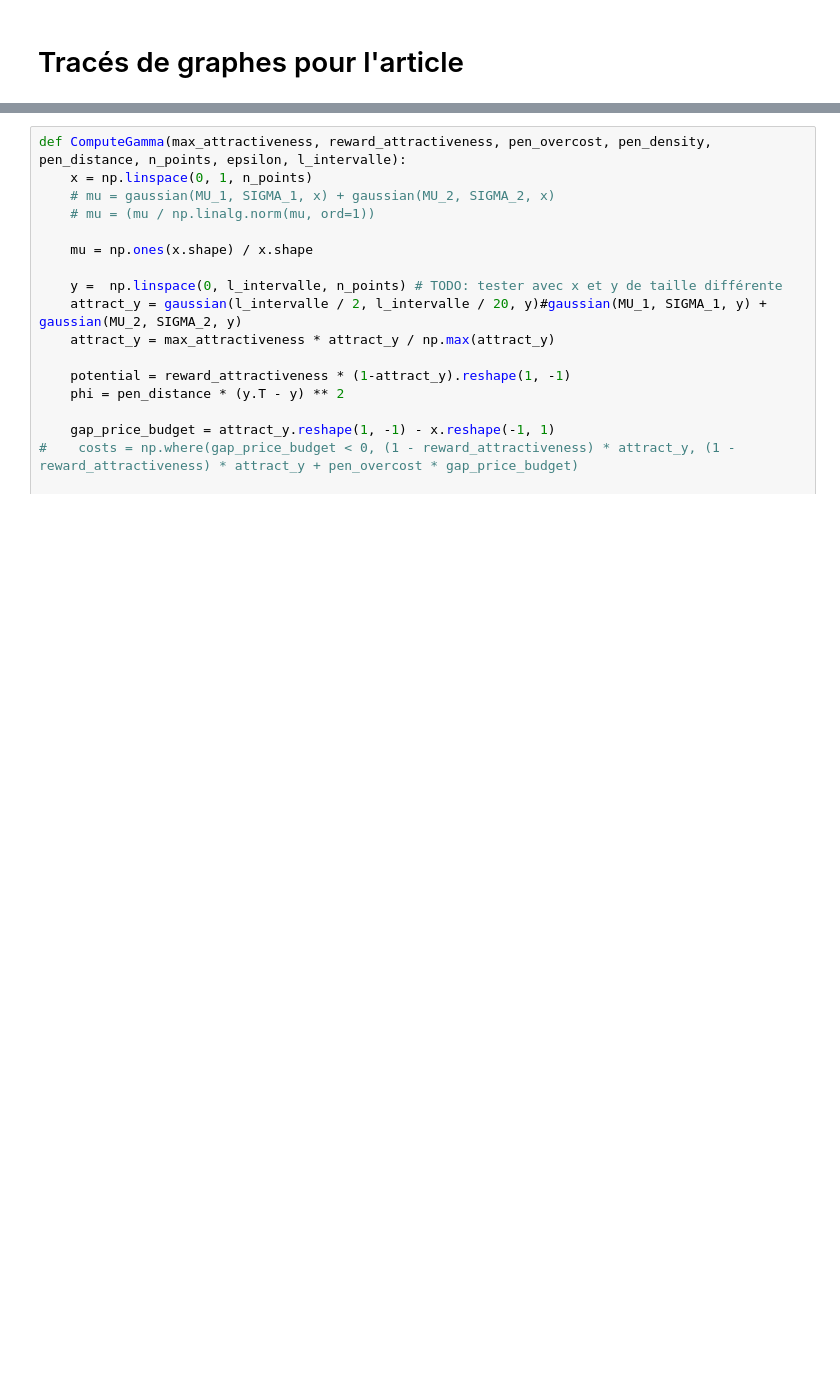
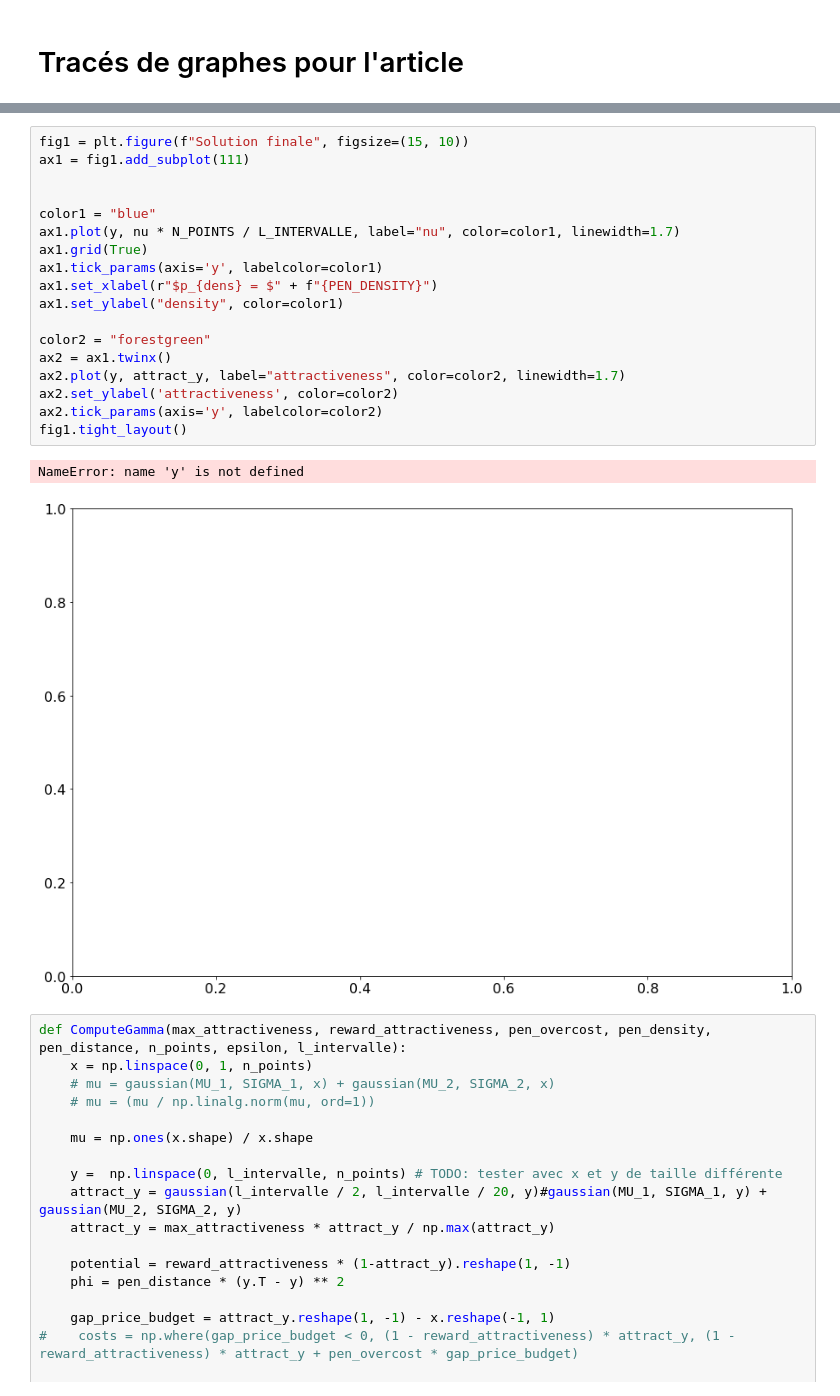
Before and after one commit to Schlegen/Cournot-Nash-Equilibria, a Jupyter notebook: src/Plots.ipynb, the cells around one changed output, grey strips where cells are left out. Cells and saved outputs as stored; diff of their text form; blank space fills up the shorter version.

```diff
--- a/src/Plots.ipynb
+++ b/src/Plots.ipynb
@@ -10,3 +86,24 @@ plt.rc('font', size=16)
+# %%
+fig1 = plt.figure(f"Solution finale", figsize=(15, 10))
+ax1 = fig1.add_subplot(111)
+
+
+color1 = "blue"
+ax1.plot(y, nu * N_POINTS / L_INTERVALLE, label="nu", color=color1, linewidth=1.7)
+ax1.grid(True)
+ax1.tick_params(axis='y', labelcolor=color1)
+ax1.set_xlabel(r"$p_{dens} = $" + f"{PEN_DENSITY}")
+ax1.set_ylabel("density", color=color1)
+
+color2 = "forestgreen"
+ax2 = ax1.twinx()
+ax2.plot(y, attract_y, label="attractiveness", color=color2, linewidth=1.7)
+ax2.set_ylabel('attractiveness', color=color2)
+ax2.tick_params(axis='y', labelcolor=color2)
+fig1.tight_layout()
+# %% [output]
+NameError: name 'y' is not defined
+[figure, added]
 # %%
 def ComputeGamma(max_attractiveness, reward_attractiveness, pen_overcost, pen_density, pen_distance, n_points, epsilon, l_intervalle):
     x = np.linspace(0, 1, n_points)
```
Also changed, not shown: parts of 8 cells of this notebook, 2 other files.
